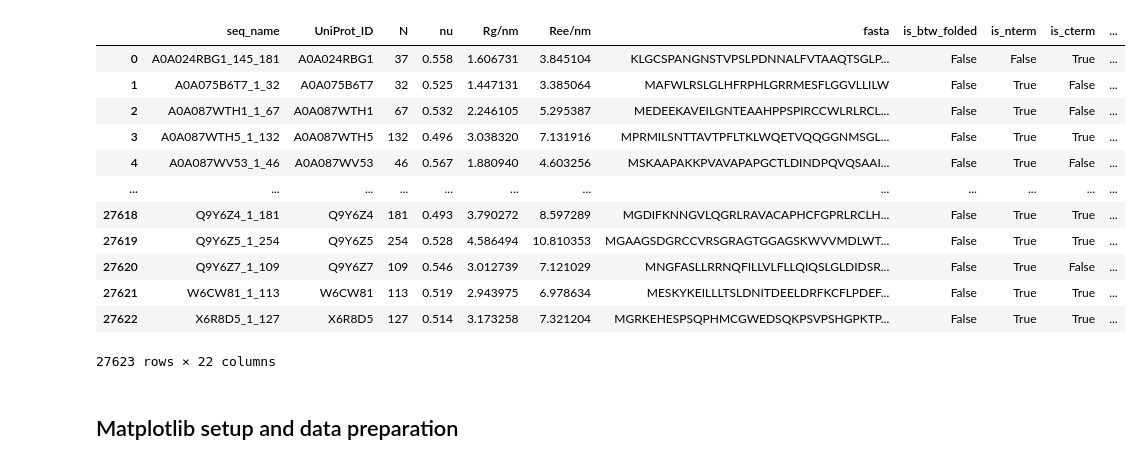
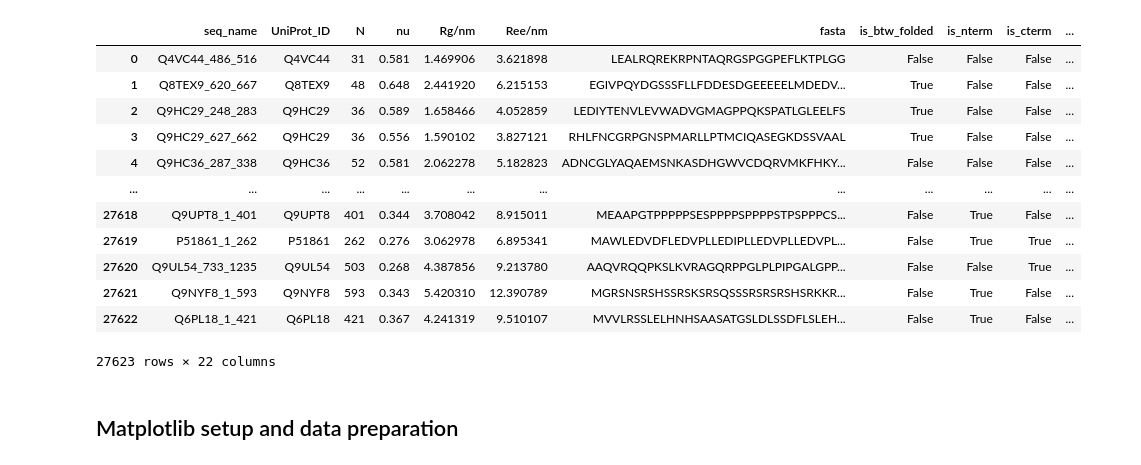
Before and after one commit to vuqv/IDP_NCLE, a Jupyter notebook: Human_IDR/Entanglement/plot_fig4_idrome_entanglement.ipynb, the cells around one changed output. Drawn from its saved outputs; the diff is of its cells as text; code cells hidden in the pictures.

```diff
--- a/Human_IDR/Entanglement/plot_fig4_idrome_entanglement.ipynb
+++ b/Human_IDR/Entanglement/plot_fig4_idrome_entanglement.ipynb
@@ -8,19 +8,20 @@ import matplotlib.pyplot as plt
 # %matplotlib notebook
 # %%
 df_merged = pd.read_pickle('IDRome_DB_reanalyzed_entanglement.pkl')
-df_merged
+df_merged_sorted = df_merged.sort_values(by="ent_prob").reset_index(drop=True)
+df_merged_sorted
 # %% [output]
 |  | seq_name | UniProt_ID | N | nu | Rg/nm | Ree/nm | fasta | is_btw_folded | is_nterm | is_cterm | ... |
-| 0 | A0A024RBG1_145_181 | A0A024RBG1 | 37 | 0.558 | 1.606731 | 3.845104 | KLGCSPANGNSTVPSLPDNNALFVTAAQTSGLP... | False | False | True | ... |
-| 1 | A0A075B6T7_1_32 | A0A075B6T7 | 32 | 0.525 | 1.447131 | 3.385064 | MAFWLRSLGLHFRPHLGRRMESFLGGVLLILW | False | True | False | ... |
-| 2 | A0A087WTH1_1_67 | A0A087WTH1 | 67 | 0.532 | 2.246105 | 5.295387 | MEDEEKAVEILGNTEAAHPPSPIRCCWLRLRCL... | False | True | False | ... |
-| 3 | A0A087WTH5_1_132 | A0A087WTH5 | 132 | 0.496 | 3.038320 | 7.131916 | MPRMILSNTTAVTPFLTKLWQETVQQGGNMSGL... | False | True | True | ... |
-| 4 | A0A087WV53_1_46 | A0A087WV53 | 46 | 0.567 | 1.880940 | 4.603256 | MSKAAPAKKPVAVAPAPGCTLDINDPQVQSAAI... | False | True | False | ... |
+| 0 | Q4VC44_486_516 | Q4VC44 | 31 | 0.581 | 1.469906 | 3.621898 | LEALRQREKRPNTAQRGSPGGPEFLKTPLGG | False | False | False | ... |
+| 1 | Q8TEX9_620_667 | Q8TEX9 | 48 | 0.648 | 2.441920 | 6.215153 | EGIVPQYDGSSSFLLFDDESDGEEEEELMDEDV... | True | False | False | ... |
+| 2 | Q9HC29_248_283 | Q9HC29 | 36 | 0.589 | 1.658466 | 4.052859 | LEDIYTENVLEVWADVGMAGPPQKSPATLGLEELFS | True | False | False | ... |
+| 3 | Q9HC29_627_662 | Q9HC29 | 36 | 0.556 | 1.590102 | 3.827121 | RHLFNCGRPGNSPMARLLPTMCIQASEGKDSSVAAL | True | False | False | ... |
+| 4 | Q9HC36_287_338 | Q9HC36 | 52 | 0.581 | 2.062278 | 5.182823 | ADNCGLYAQAEMSNKASDHGWVCDQRVMKFHKY... | False | False | False | ... |
 | ... | ... | ... | ... | ... | ... | ... | ... | ... | ... | ... | ... |
-| 27618 | Q9Y6Z4_1_181 | Q9Y6Z4 | 181 | 0.493 | 3.790272 | 8.597289 | MGDIFKNNGVLQGRLRAVACAPHCFGPRLRCLH... | False | True | True | ... |
-| 27619 | Q9Y6Z5_1_254 | Q9Y6Z5 | 254 | 0.528 | 4.586494 | 10.810353 | MGAAGSDGRCCVRSGRAGTGGAGSKWVVMDLWT... | False | True | True | ... |
-| 27620 | Q9Y6Z7_1_109 | Q9Y6Z7 | 109 | 0.546 | 3.012739 | 7.121029 | MNGFASLLRRNQFILLVLFLLQIQSLGLDIDSR... | False | True | False | ... |
-| 27621 | W6CW81_1_113 | W6CW81 | 113 | 0.519 | 2.943975 | 6.978634 | MESKYKEILLLTSLDNITDEELDRFKCFLPDEF... | False | True | True | ... |
-| 27622 | X6R8D5_1_127 | X6R8D5 | 127 | 0.514 | 3.173258 | 7.321204 | MGRKEHESPSQPHMCGWEDSQKPSVPSHGPKTP... | False | True | True | ... |
+| 27618 | Q9UPT8_1_401 | Q9UPT8 | 401 | 0.344 | 3.708042 | 8.915011 | MEAAPGTPPPPPSESPPPPSPPPPSTPSPPPCS... | False | True | False | ... |
+| 27619 | P51861_1_262 | P51861 | 262 | 0.276 | 3.062978 | 6.895341 | MAWLEDVDFLEDVPLLEDIPLLEDVPLLEDVPL... | False | True | True | ... |
+| 27620 | Q9UL54_733_1235 | Q9UL54 | 503 | 0.268 | 4.387856 | 9.213780 | AAQVRQQPKSLKVRAGQRPPGLPLPIPGALGPP... | False | False | True | ... |
+| 27621 | Q9NYF8_1_593 | Q9NYF8 | 593 | 0.343 | 5.420310 | 12.390789 | MGRSNSRSHSSRSKSRSQSSSRSRSRSHSRKKR... | False | True | False | ... |
+| 27622 | Q6PL18_1_421 | Q6PL18 | 421 | 0.367 | 4.241319 | 9.510107 | MVVLRSSLELHNHSAASATGSLDLSSDFLSLEH... | False | True | False | ... |
 27623 rows × 22 columns
 # %%
```
Also changed, not shown: parts of 4 cells of this notebook, 33 other files.
